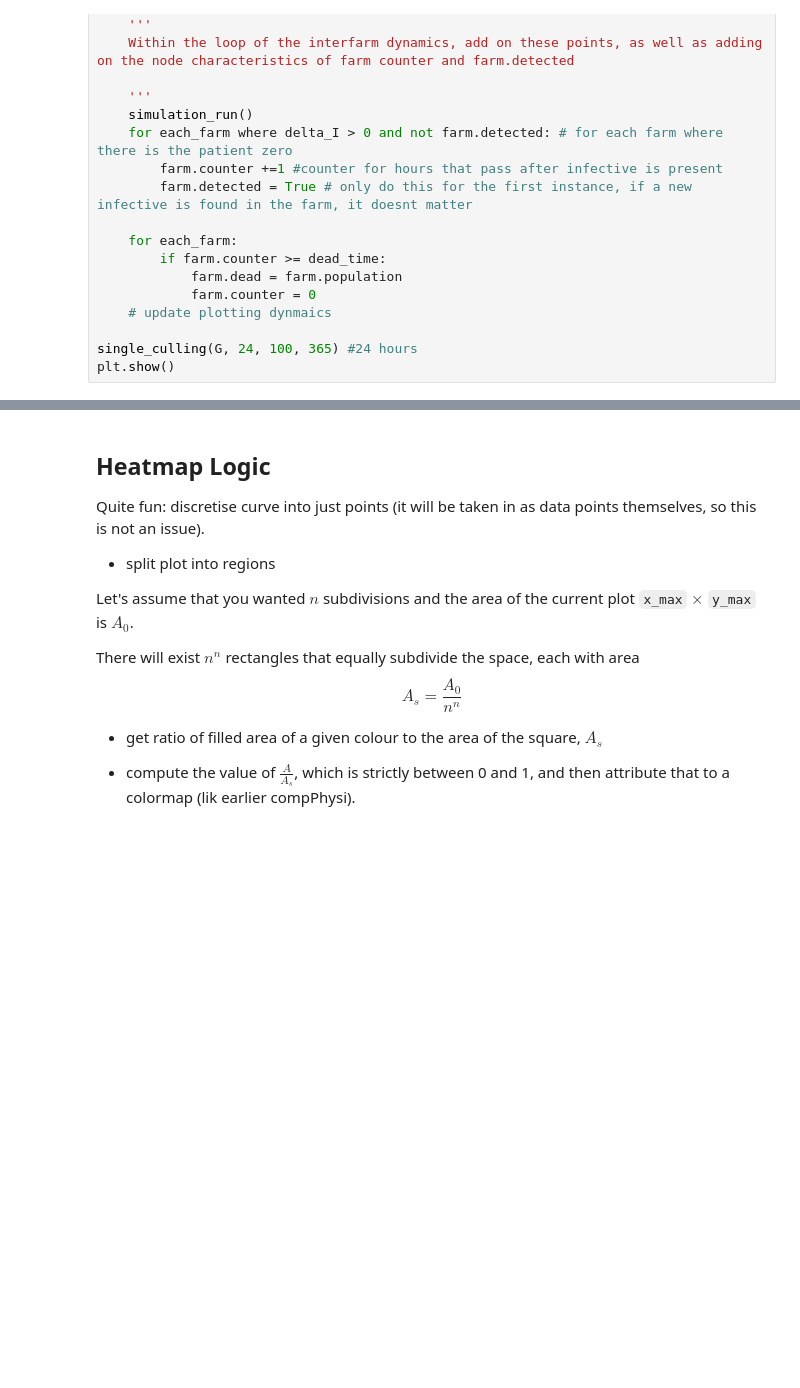
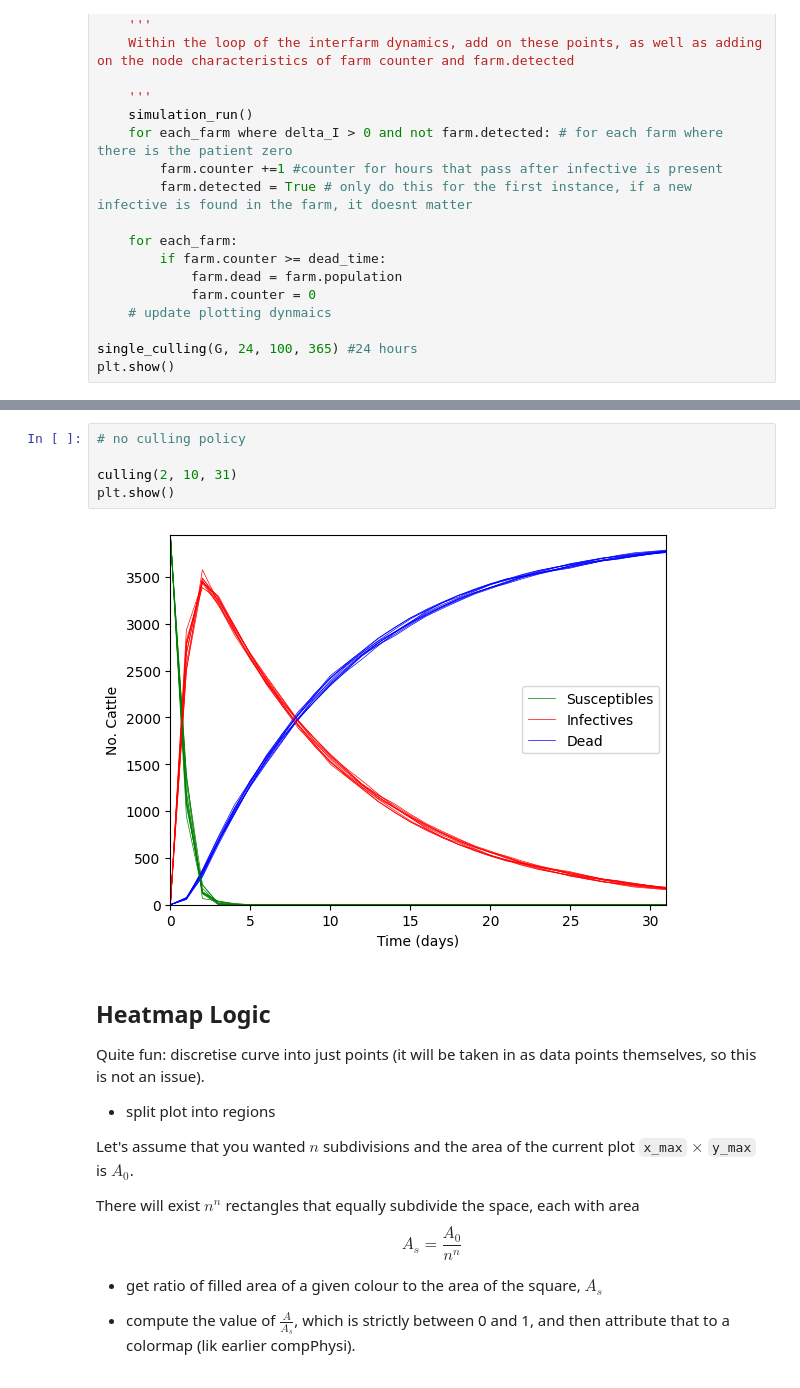
Before and after one commit to r-okotie179/diseaseModelling, a Jupyter notebook: culling_and_policy.ipynb, the cells around one changed output, grey strips where cells are left out. Drawn from its saved outputs; the diff is of its cells as text; blank space fills up the shorter version.

```diff
--- a/culling_and_policy.ipynb
+++ b/culling_and_policy.ipynb
@@ -454,3 +470,10 @@ plt.show()
+# %%
+# no culling policy
+
+culling(2, 10, 31)
+plt.show()
+# %% [output]
+[figure, added]
 # %% [markdown]
 ## Heatmap Logic
 Quite fun: discretise curve into just points (it will be taken in as data points themselves, so this is not an issue).
```
Also changed, not shown: parts of 4 cells of this notebook.
